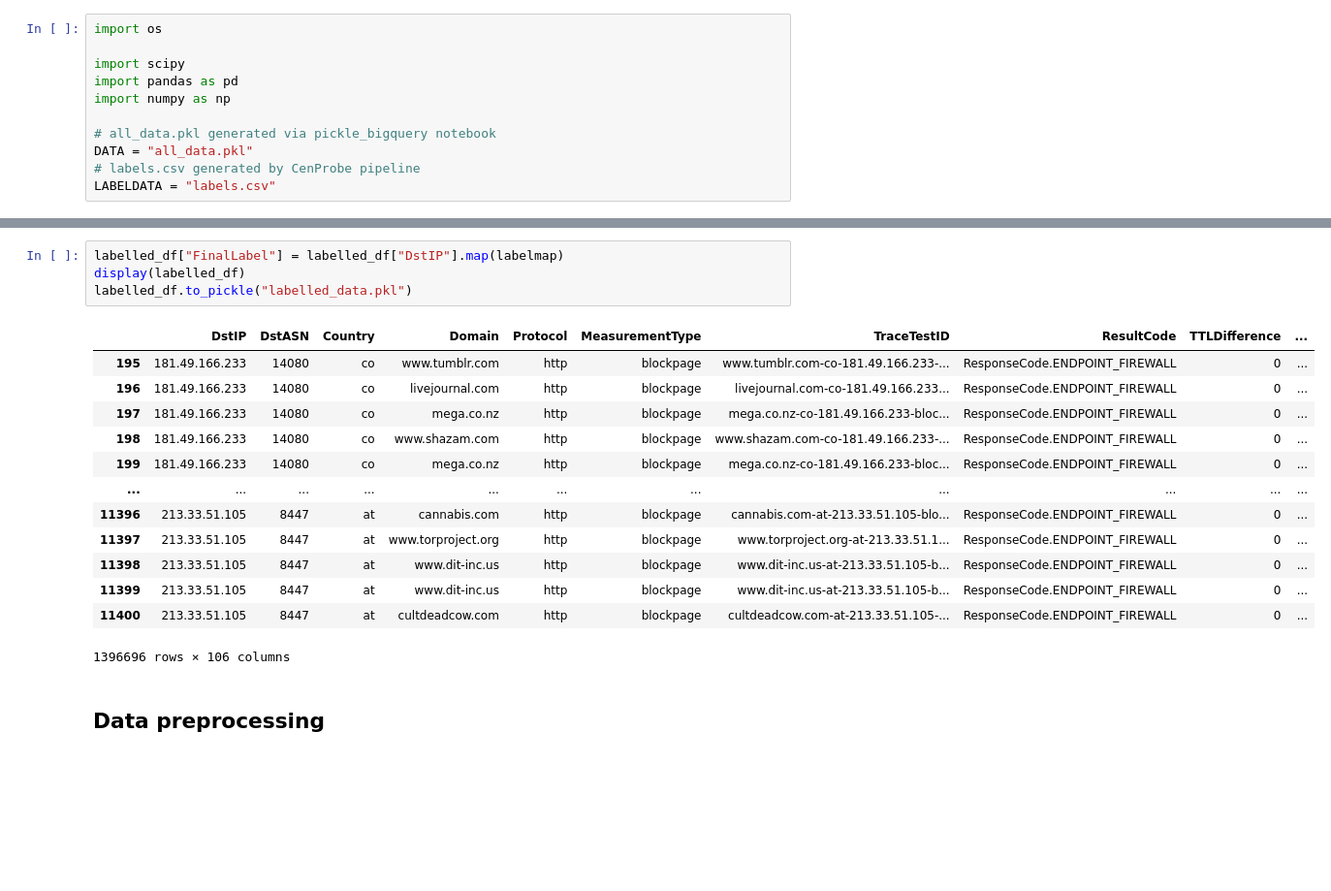
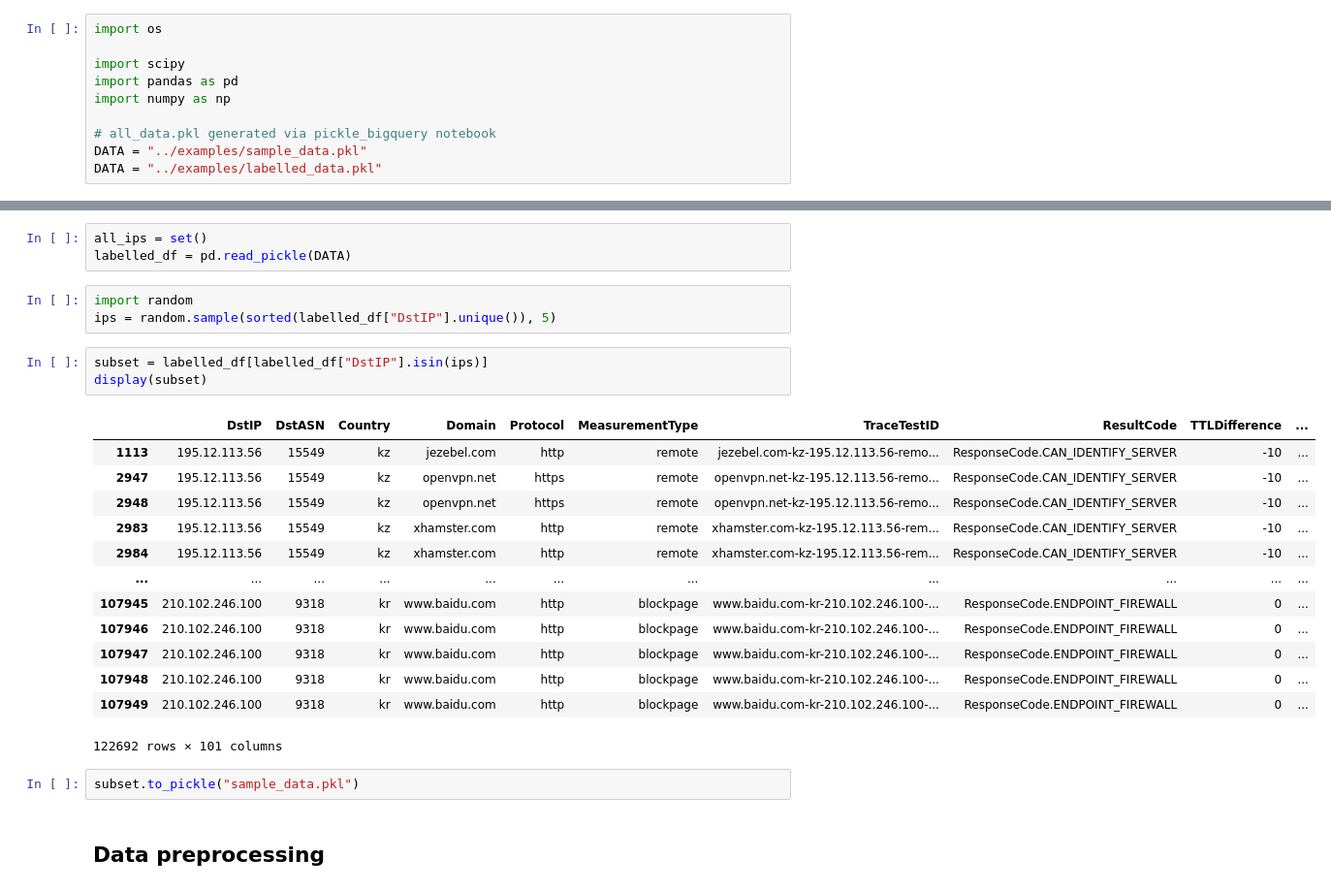
Before and after one commit to censoredplanet/CenProbe, a Jupyter notebook: notebooks/cluster.ipynb, the cells around one changed output, grey strips where cells are left out. Shown at 97% size. Drawn from its saved outputs; the diff is of its cells as text; blank space fills up the shorter version.

Commit message:
Fix up clustering notebook to work with sample data

```diff
--- a/notebooks/cluster.ipynb
+++ b/notebooks/cluster.ipynb
@@ -6,6 +6,5 @@ import pandas as pd
 import numpy as np
 
 # all_data.pkl generated via pickle_bigquery notebook
-DATA = "all_data.pkl"
-# labels.csv generated by CenProbe pipeline
-LABELDATA = "labels.csv"
+DATA = "../examples/sample_data.pkl"
+DATA = "../examples/labelled_data.pkl"
@@ -87,21 +11,28 @@ if labelled_df is None:
-# %%
-labelled_df["FinalLabel"] = labelled_df["DstIP"].map(labelmap)
-display(labelled_df)
-labelled_df.to_pickle("labelled_data.pkl")
-# %% [output]
-|  | DstIP | DstASN | Country | Domain | Protocol | MeasurementType | TraceTestID | ResultCode | TTLDifference | ... |
-| 195 | 181.49.166.233 | 14080 | co | www.tumblr.com | http | blockpage | www.tumblr.com-co-181.49.166.233-... | ResponseCode.ENDPOINT_FIREWALL | 0 | ... |
-| 196 | 181.49.166.233 | 14080 | co | livejournal.com | http | blockpage | livejournal.com-co-181.49.166.233... | ResponseCode.ENDPOINT_FIREWALL | 0 | ... |
-| 197 | 181.49.166.233 | 14080 | co | mega.co.nz | http | blockpage | mega.co.nz-co-181.49.166.233-bloc... | ResponseCode.ENDPOINT_FIREWALL | 0 | ... |
-| 198 | 181.49.166.233 | 14080 | co | www.shazam.com | http | blockpage | www.shazam.com-co-181.49.166.233-... | ResponseCode.ENDPOINT_FIREWALL | 0 | ... |
-| 199 | 181.49.166.233 | 14080 | co | mega.co.nz | http | blockpage | mega.co.nz-co-181.49.166.233-bloc... | ResponseCode.ENDPOINT_FIREWALL | 0 | ... |
-| ... | ... | ... | ... | ... | ... | ... | ... | ... | ... | ... |
-| 11396 | 213.33.51.105 | 8447 | at | cannabis.com | http | blockpage | cannabis.com-at-213.33.51.105-blo... | ResponseCode.ENDPOINT_FIREWALL | 0 | ... |
-| 11397 | 213.33.51.105 | 8447 | at | www.torproject.org | http | blockpage | www.torproject.org-at-213.33.51.1... | ResponseCode.ENDPOINT_FIREWALL | 0 | ... |
-| 11398 | 213.33.51.105 | 8447 | at | www.dit-inc.us | http | blockpage | www.dit-inc.us-at-213.33.51.105-b... | ResponseCode.ENDPOINT_FIREWALL | 0 | ... |
-| 11399 | 213.33.51.105 | 8447 | at | www.dit-inc.us | http | blockpage | www.dit-inc.us-at-213.33.51.105-b... | ResponseCode.ENDPOINT_FIREWALL | 0 | ... |
-| 11400 | 213.33.51.105 | 8447 | at | cultdeadcow.com | http | blockpage | cultdeadcow.com-at-213.33.51.105-... | ResponseCode.ENDPOINT_FIREWALL | 0 | ... |
-1396696 rows × 106 columns
+# %%
+all_ips = set()
+labelled_df = pd.read_pickle(DATA)
+# %%
+import random
+ips = random.sample(sorted(labelled_df["DstIP"].unique()), 5)
+# %%
+subset = labelled_df[labelled_df["DstIP"].isin(ips)]
+display(subset)
+# %% [output]
+|  | DstIP | DstASN | Country | Domain | Protocol | MeasurementType | TraceTestID | ResultCode | TTLDifference | ... |
+| 1113 | 195.12.113.56 | 15549 | kz | jezebel.com | http | remote | jezebel.com-kz-195.12.113.56-remo... | ResponseCode.CAN_IDENTIFY_SERVER | -10 | ... |
+| 2947 | 195.12.113.56 | 15549 | kz | openvpn.net | https | remote | openvpn.net-kz-195.12.113.56-remo... | ResponseCode.CAN_IDENTIFY_SERVER | -10 | ... |
+| 2948 | 195.12.113.56 | 15549 | kz | openvpn.net | https | remote | openvpn.net-kz-195.12.113.56-remo... | ResponseCode.CAN_IDENTIFY_SERVER | -10 | ... |
+| 2983 | 195.12.113.56 | 15549 | kz | xhamster.com | http | remote | xhamster.com-kz-195.12.113.56-rem... | ResponseCode.CAN_IDENTIFY_SERVER | -10 | ... |
+| 2984 | 195.12.113.56 | 15549 | kz | xhamster.com | http | remote | xhamster.com-kz-195.12.113.56-rem... | ResponseCode.CAN_IDENTIFY_SERVER | -10 | ... |
+| ... | ... | ... | ... | ... | ... | ... | ... | ... | ... | ... |
+| 107945 | 210.102.246.100 | 9318 | kr | www.baidu.com | http | blockpage | www.baidu.com-kr-210.102.246.100-... | ResponseCode.ENDPOINT_FIREWALL | 0 | ... |
+| 107946 | 210.102.246.100 | 9318 | kr | www.baidu.com | http | blockpage | www.baidu.com-kr-210.102.246.100-... | ResponseCode.ENDPOINT_FIREWALL | 0 | ... |
+| 107947 | 210.102.246.100 | 9318 | kr | www.baidu.com | http | blockpage | www.baidu.com-kr-210.102.246.100-... | ResponseCode.ENDPOINT_FIREWALL | 0 | ... |
+| 107948 | 210.102.246.100 | 9318 | kr | www.baidu.com | http | blockpage | www.baidu.com-kr-210.102.246.100-... | ResponseCode.ENDPOINT_FIREWALL | 0 | ... |
+| 107949 | 210.102.246.100 | 9318 | kr | www.baidu.com | http | blockpage | www.baidu.com-kr-210.102.246.100-... | ResponseCode.ENDPOINT_FIREWALL | 0 | ... |
+122692 rows × 101 columns
+# %%
+subset.to_pickle("sample_data.pkl")
 # %% [markdown]
 ## Data preprocessing
 # %%
```
Also changed, not shown: parts of 10 cells of this notebook, 4 other files.
